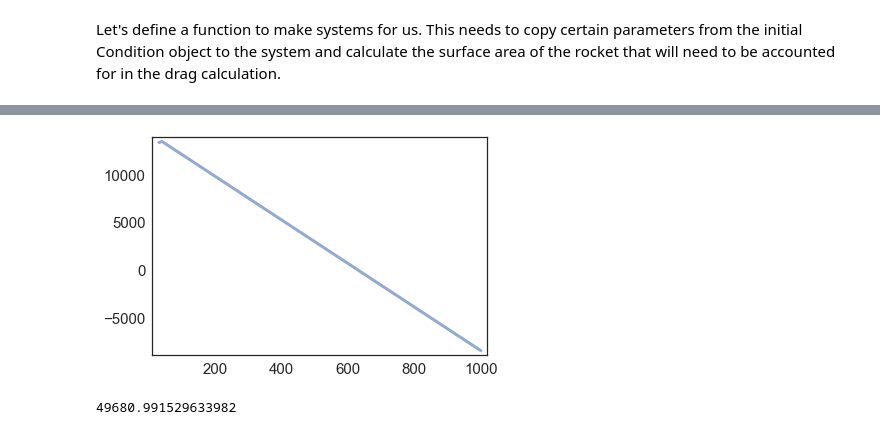
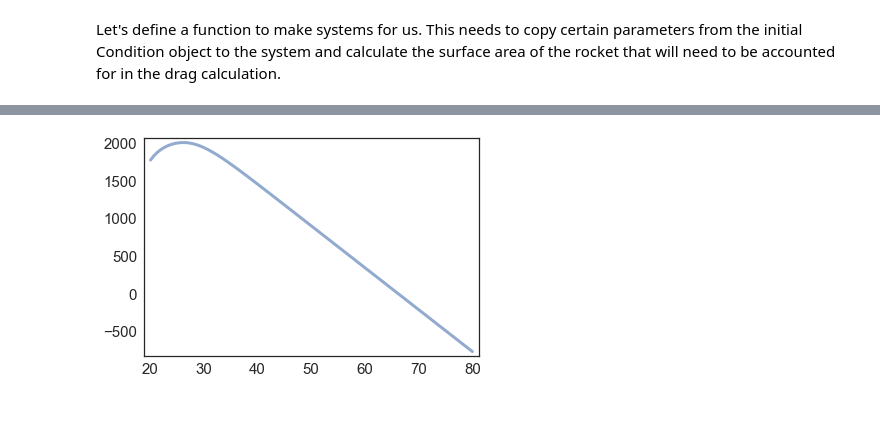
Before and after one commit to highc253/ModSim-Project-3, a Jupyter notebook: test.ipynb, the cells around one changed output, grey strips where cells are left out. Cells and saved outputs as stored; diff of their text form; code cells hidden in the pictures.

```diff
--- a/test.ipynb
+++ b/test.ipynb
@@ -116,7 +122,7 @@ def make_system2(condition2, t0):
 
     unpack(condition2)
     vy = velocity
-    init = State(y=y,vy=vy)
+    init = State(m_engine=m_engine,y=y,vy=vy)
 
     #REDACTED DUE TO GUESS AND CHECK
     #r = diameter/2
@@ -133,6 +139,7 @@ def make_system2(condition2, t0):
                   C_d=C_d,
                   engineSA=engineSA,
                   m_rocket=m_rocket,
+                  m_engine=m_engine,
                   ts=ts,
                   coneSA=coneSA)
 # %%
@@ -148,10 +155,12 @@ def slope_func1(state,t,system):
     # Calculate m_dot
     m_dot = -1 * rho_fuel * engineSA * burnRate
 
-    if m_engine > 0:
-        m = m_rocket + m_engine
-    else:
+    m = m_rocket + m_engine
+
+    if m_engine < 0:
+        m_dot = 0
         m = m_rocket
+
 
     # Calculate the acceleration due to drag
     f_drag = rho_air * C_d * abs(vy) * vy * coneSA / 2
@@ -160,12 +169,9 @@ def slope_func1(state,t,system):
     f_engine = v_exhaust * -1 * m_dot
     a_engine = f_engine / m
 
-    ay = a_engine - g #- a_drag
+    ay = a_engine - g - a_drag
 
 
-    #if m_engine < 0:
-        #print("Engine mass " + str(m_engine) + " at time " + str(t))
-
     return m_dot, vy, ay
 # %%
 # Run this function AFTER THE ENGINE RUNS OUT OF FUEL
@@ -175,7 +181,7 @@ def slope_func2(state,t,system):
     unpack(system)
 
     # Grab the initial state of everything
-    y, vy = state
+    m_dot, y, vy = state
 
     # Calculate the acceleration due to drag
     f_drag = rho_air * C_d * abs(vy) * vy * coneSA / 2
@@ -184,14 +190,17 @@ def slope_func2(state,t,system):
     # Calculate the net acceleration on the rocket
     ay = -1 * g - a_drag
 
-    return vy, ay
+    m_dot = 0
+
+    return m_dot, vy, ay
 # %%
 testCondition1 = condition
-testCondition1.duration = 30
-testCondition1.burnRate = 0.001
+testCondition1.duration = 80
+testCondition1.burnRate = 0.00107
 system = make_system(testCondition1)
 run_odeint(system,slope_func1)
+print(system.results.m_engine)
 
 plot(system.results.y)
-#plot(system.results.vy)
+plot(system.results.vy)
 # %% [output]
@@ -199,18 +225,19 @@ plot(system.results.y)
 # %%
 testCondition2 = condition2
-testCondition2.duration = 1000
+testCondition2.duration = 80
 
 system2 = make_system2(condition2, system.results.index[-1])
 
 system2.init.y = system.results.y.iloc[-1]
 system2.init.vy = system.results.vy.iloc[-1]
-system2.init
+system2.init.m_engine = 0
 
 run_odeint(system2,slope_func2)
 
 plot(system2.results.y)
+#plot(system2.results.vy)
 # %% [output]
-[figure, old version]
+[figure, new version]
 # %%
 #Takes everything above and rolls it together
 
@@ -262,4 +297,0 @@ def run_simulation(condition1, condition2, burn_rate, t_end=100000, guess=80):
-# %%
-run_simulation(condition, condition2, 0.002)
-# %% [output]
-49680.991529633982
```
Also changed, not shown: parts of 8 cells of this notebook.
